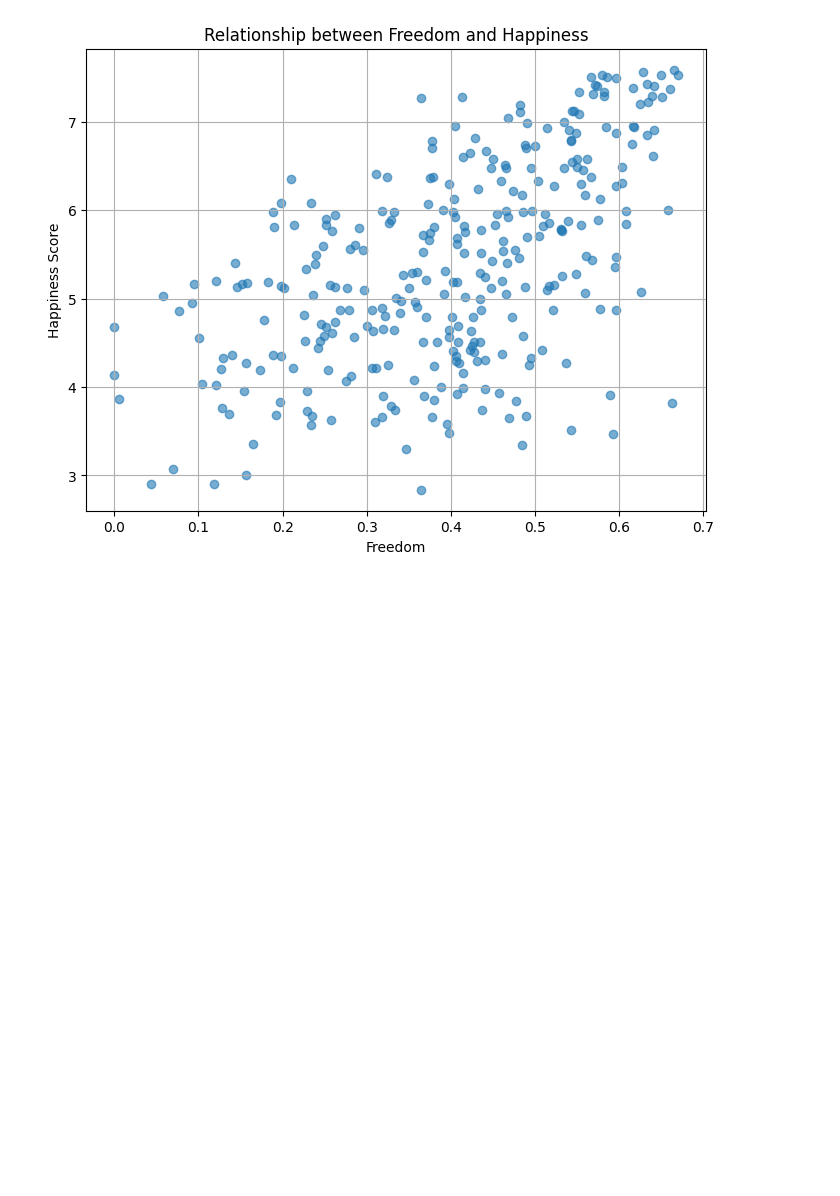
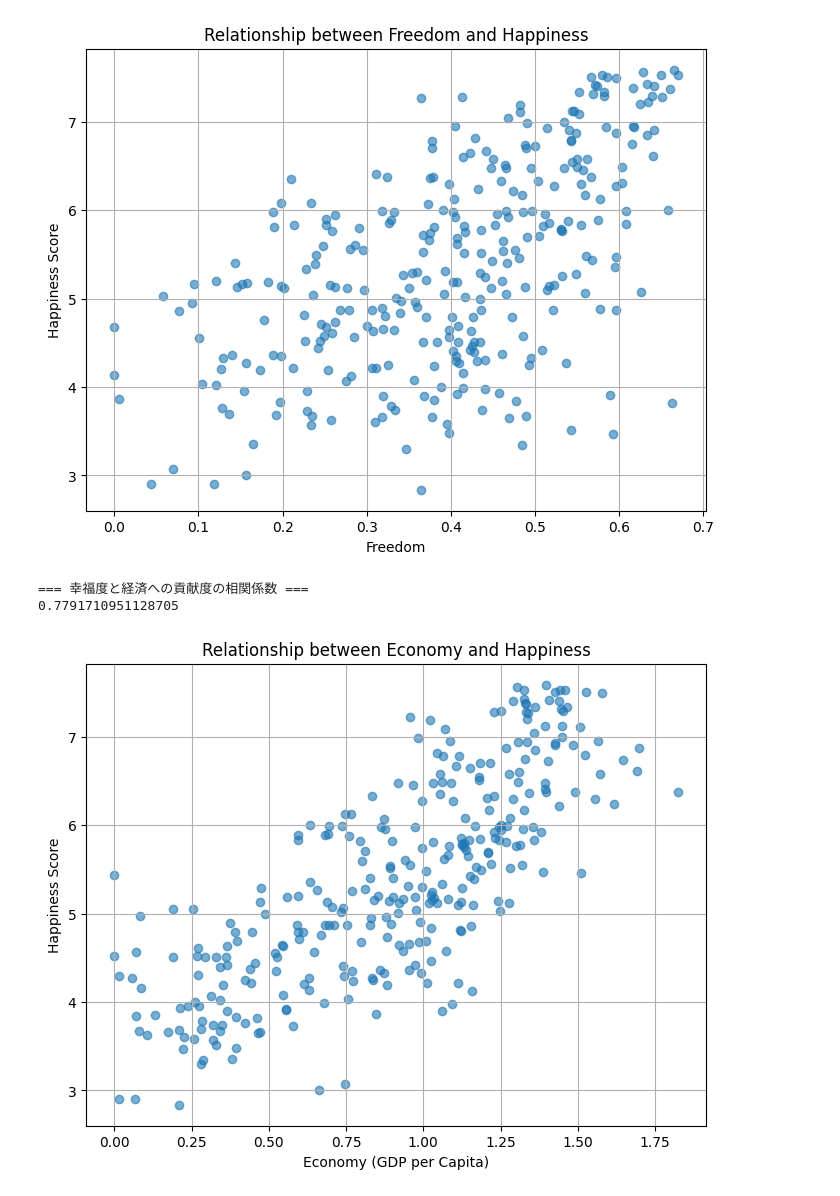
Before and after one commit to a250927s-create/me, a Jupyter notebook: lasttest/Happiness_Report_神戸宗一郎.ipynb, the cells around one changed output. Saved outputs shown, nothing was run; the diff lists cells and outputs as text; code cells hidden in the pictures; blank space fills up the shorter version.

```diff
--- a/lasttest/Happiness_Report_神戸宗一郎.ipynb
+++ b/lasttest/Happiness_Report_神戸宗一郎.ipynb
@@ -176,3 +181,24 @@ plt.grid(True)
 plt.show()
 # %% [output]
 [figure]
+# %%
+# 幸福度と経済への貢献度の相関
+correlation = df["Happiness Score"].corr(df["Economy (GDP per Capita)"])
+
+print("\n=== 幸福度と経済への貢献度の相関係数 ===")
+print(correlation)
+# %% [output]
+=== 幸福度と経済への貢献度の相関係数 ===
+0.7791710951128705
+# %%
+import matplotlib.pyplot as plt
+
+plt.figure(figsize=(8,6))
+plt.scatter(df["Economy (GDP per Capita)"], df["Happiness Score"], alpha=0.6)
+plt.xlabel("Economy (GDP per Capita)")
+plt.ylabel("Happiness Score")
+plt.title("Relationship between Economy and Happiness")
+plt.grid(True)
+plt.show()
+# %% [output]
+[figure, added]
```
Also changed, not shown: parts of 8 cells of this notebook, 3 other files.
